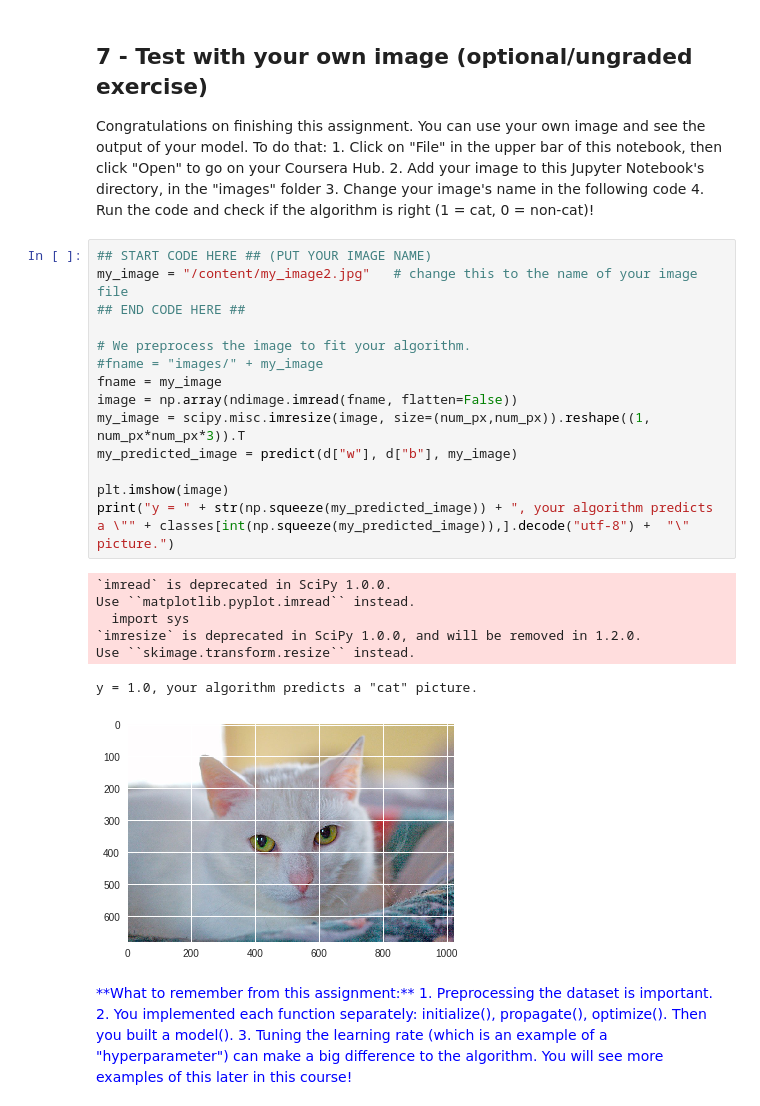
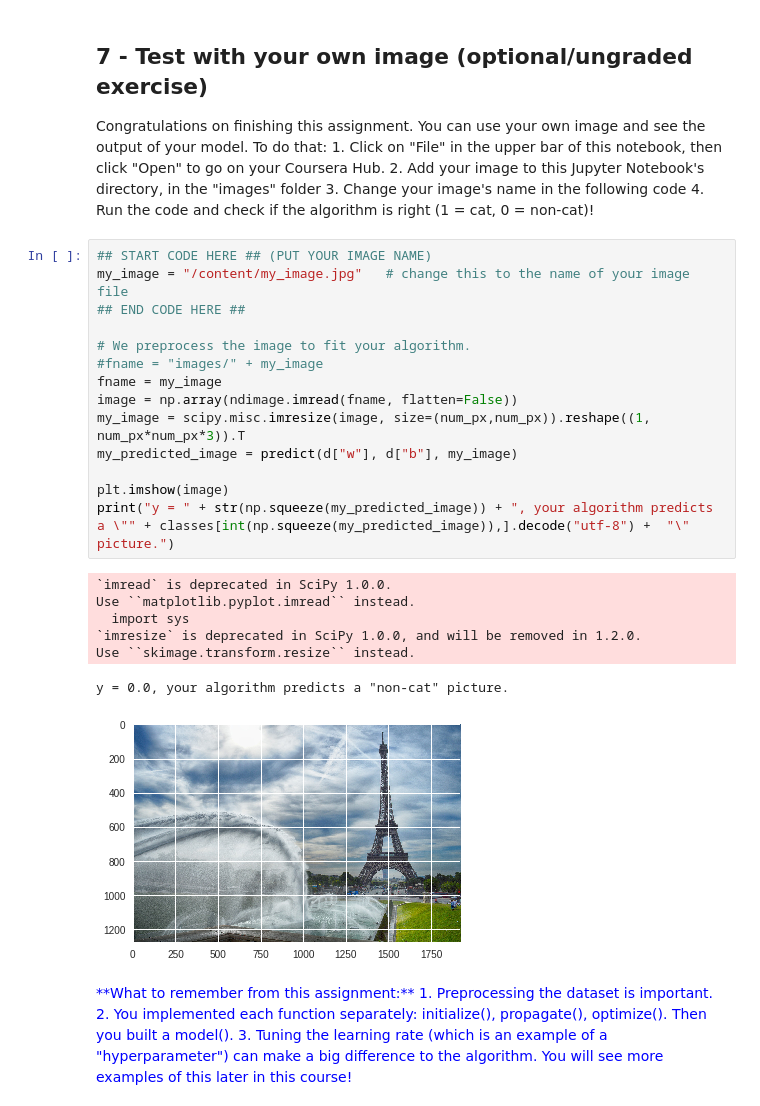
Before and after one commit to classofai/Coursera-Deep-Learning, a Jupyter notebook: Course -1 Neural Networks and Deep Learning/Week 2/Logistic Regression as a Neural Network/Logistic Regression with a Neural Network mindset v4.ipynb, the cells around one changed output. Saved outputs shown, nothing was run; the diff lists cells and outputs as text.

```diff
--- a/Course -1 Neural Networks and Deep Learning/Week 2/Logistic Regression as a Neural Network/Logistic Regression with a Neural Network mindset v4.ipynb
+++ b/Course -1 Neural Networks and Deep Learning/Week 2/Logistic Regression as a Neural Network/Logistic Regression with a Neural Network mindset v4.ipynb
@@ -839,26 +839,26 @@ Congratulations on finishing this assignment. You can use your own image and see
     4. Run the code and check if the algorithm is right (1 = cat, 0 = non-cat)!
 # %%
 ## START CODE HERE ## (PUT YOUR IMAGE NAME)
-my_image = "/content/my_image2.jpg"   # change this to the name of your image file
+my_image = "/content/my_image.jpg"   # change this to the name of your image file
 ## END CODE HERE ##
 
 # We preprocess the image to fit your algorithm.
 #fname = "images/" + my_image
 fname = my_image
 image = np.array(ndimage.imread(fname, flatten=False))
 my_image = scipy.misc.imresize(image, size=(num_px,num_px)).reshape((1, num_px*num_px*3)).T
 my_predicted_image = predict(d["w"], d["b"], my_image)
 
 plt.imshow(image)
 print("y = " + str(np.squeeze(my_predicted_image)) + ", your algorithm predicts a \"" + classes[int(np.squeeze(my_predicted_image)),].decode("utf-8") +  "\" picture.")
 # %% [output]
 `imread` is deprecated in SciPy 1.0.0.
 Use ``matplotlib.pyplot.imread`` instead.
   import sys
 `imresize` is deprecated in SciPy 1.0.0, and will be removed in 1.2.0.
 Use ``skimage.transform.resize`` instead.
-y = 1.0, your algorithm predicts a "cat" picture.
+y = 0.0, your algorithm predicts a "non-cat" picture.
-[figure, old version]
+[figure, new version]
 # %% [markdown]
 <font color='blue'>
 **What to remember from this assignment:**
```
